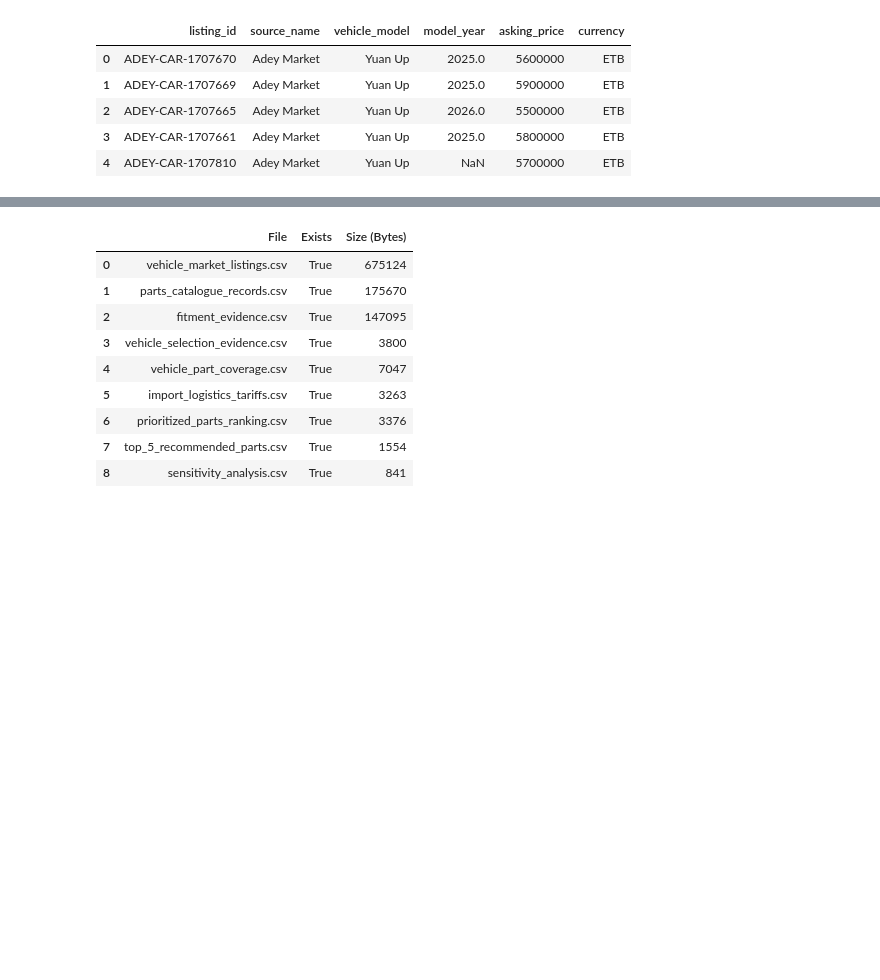
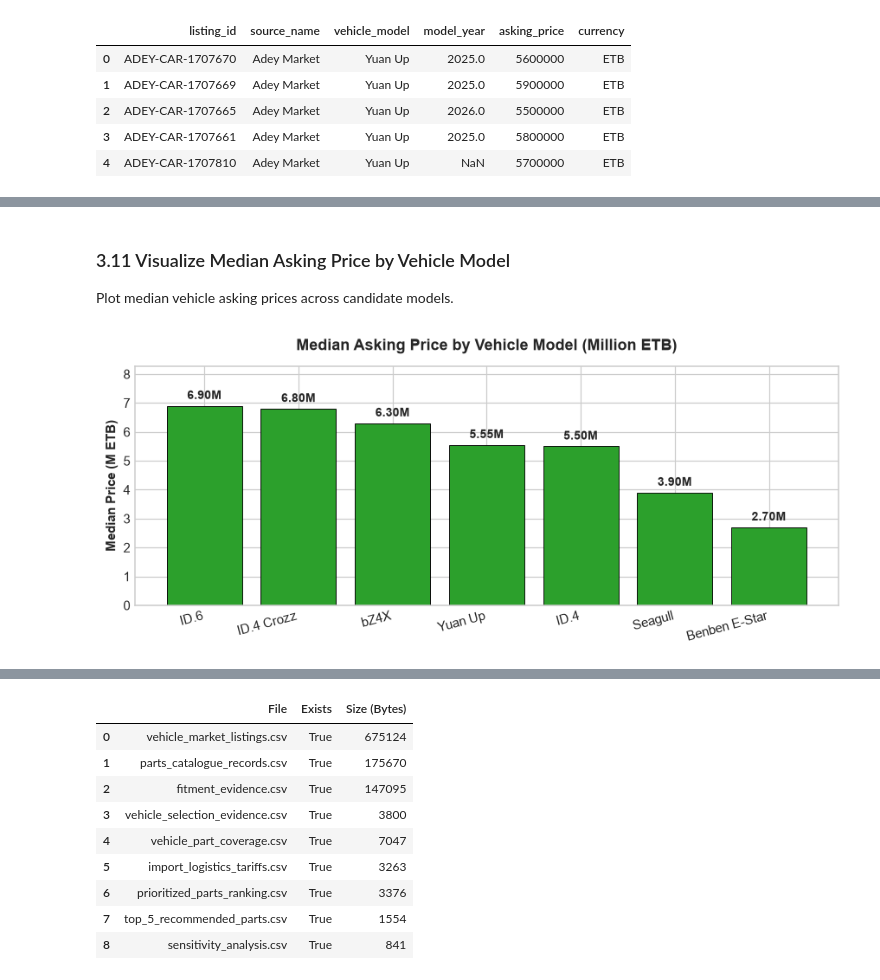
Before and after one commit to EstarCode/ev-spare-parts-prioritization, a Jupyter notebook: notebooks/Abraham_Amogne_EV_Spare_Parts_Prioritization.ipynb, the cells around one changed output, grey strips where cells are left out. Cells and saved outputs as stored; diff of their text form; code cells hidden in the pictures; blank space fills up the shorter version.

```diff
--- a/notebooks/Abraham_Amogne_EV_Spare_Parts_Prioritization.ipynb
+++ b/notebooks/Abraham_Amogne_EV_Spare_Parts_Prioritization.ipynb
@@ -1044,13 +238,0 @@ Plot the distribution of defect complaints to provide empirical justification fo
-# %%
-plt.figure(figsize=(8.5, 4.0))
-bars = plt.barh(system_counts["Vehicle System"], system_counts["Total Complaints"], color="#d62728", edgecolor="black", linewidth=0.6)
-plt.title("NHTSA Defect Complaints by Mechanical Component System (EV Fleet)", pad=12)
-plt.xlabel("Total Defect Complaints Logged")
-
-for bar in bars:
-    w = bar.get_width()
-    plt.text(w + 3, bar.get_y() + bar.get_height()/2.0, f"{int(w)}", va="center", fontsize=9, fontweight="bold")
-
-plt.xlim(0, max(system_counts["Total Complaints"]) * 1.15)
-plt.tight_layout(pad=1.5)
-plt.show()
@@ -1708,0 +415,17 @@ Verify the physical existence and byte sizes of all 9 Gold and Silver data deliv
+# %%
+df_valid_prices = df_cleaned_listings[pd.to_numeric(df_cleaned_listings["asking_price"], errors="coerce").notna()].copy()
+df_valid_prices["asking_price"] = df_valid_prices["asking_price"].astype(float)
+
+price_stats = []
+for model, group in df_valid_prices.groupby("vehicle_model"):
+    p = group["asking_price"]
+    price_stats.append({
+        "Model": model,
+        "Valid Price Listings": len(p),
+        "Median Price (M ETB)": round(p.median() / 1e6, 2),
+        "Min Price (M ETB)": round(p.min() / 1e6, 2),
+        "Max Price (M ETB)": round(p.max() / 1e6, 2)
+    })
+
+df_price_summary = pd.DataFrame(price_stats).sort_values("Median Price (M ETB)", ascending=False)
+display(df_price_summary)
@@ -1708,0 +441,19 @@ Verify the physical existence and byte sizes of all 9 Gold and Silver data deliv
+# %% [markdown]
+### 3.11 Visualize Median Asking Price by Vehicle Model
+Plot median vehicle asking prices across candidate models.
+# %%
+plt.figure(figsize=(8, 3.5))
+bars = plt.bar(df_price_summary["Model"], df_price_summary["Median Price (M ETB)"], color="#2ca02c", edgecolor="black", linewidth=0.6)
+plt.title("Median Asking Price by Vehicle Model (Million ETB)", pad=12)
+plt.ylabel("Median Price (M ETB)")
+plt.xticks(rotation=15, ha="right")
+
+for bar in bars:
+    yval = bar.get_height()
+    plt.text(bar.get_x() + bar.get_width()/2.0, yval + 0.15, f"{yval:.2f}M", ha="center", va="bottom", fontsize=9, fontweight="bold")
+
+plt.ylim(0, max(df_price_summary["Median Price (M ETB)"]) * 1.2)
+plt.tight_layout()
+plt.show()
+# %% [output]
+[figure, added]
```
Also changed, not shown: parts of 261 cells of this notebook, 1 other file.
